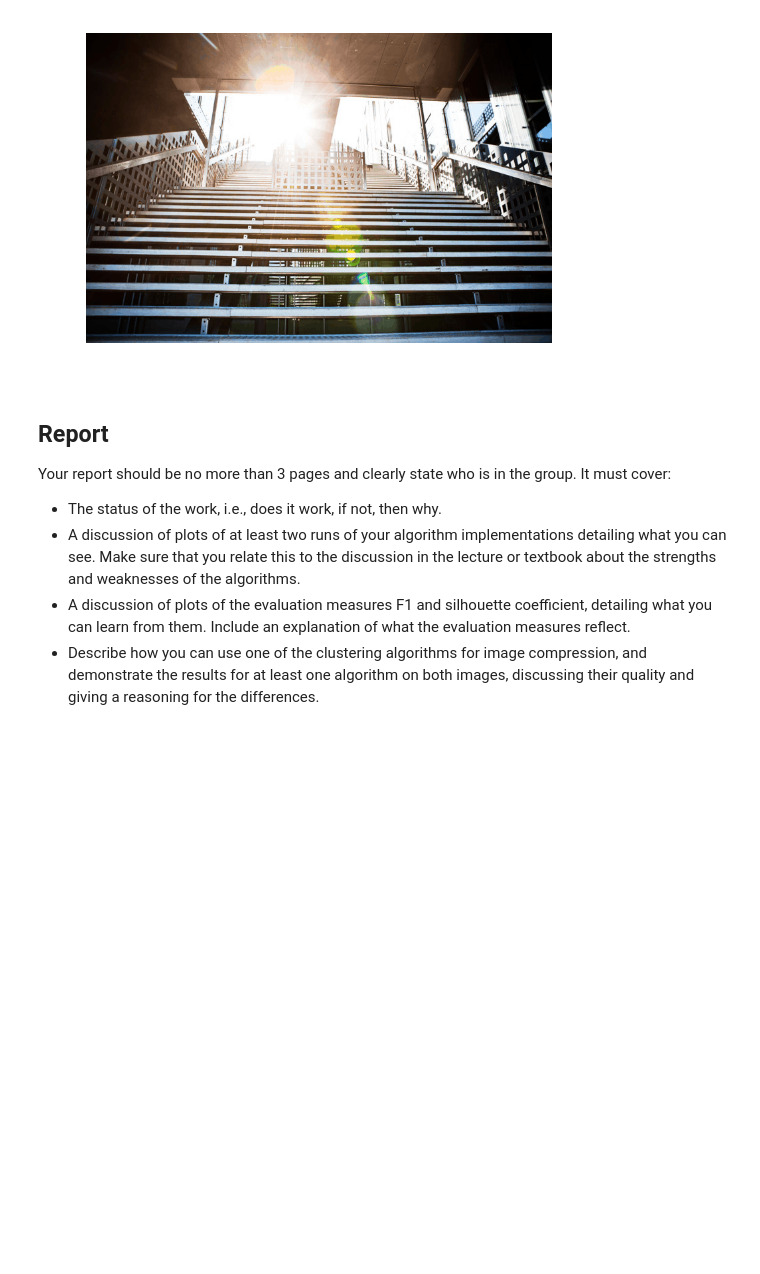
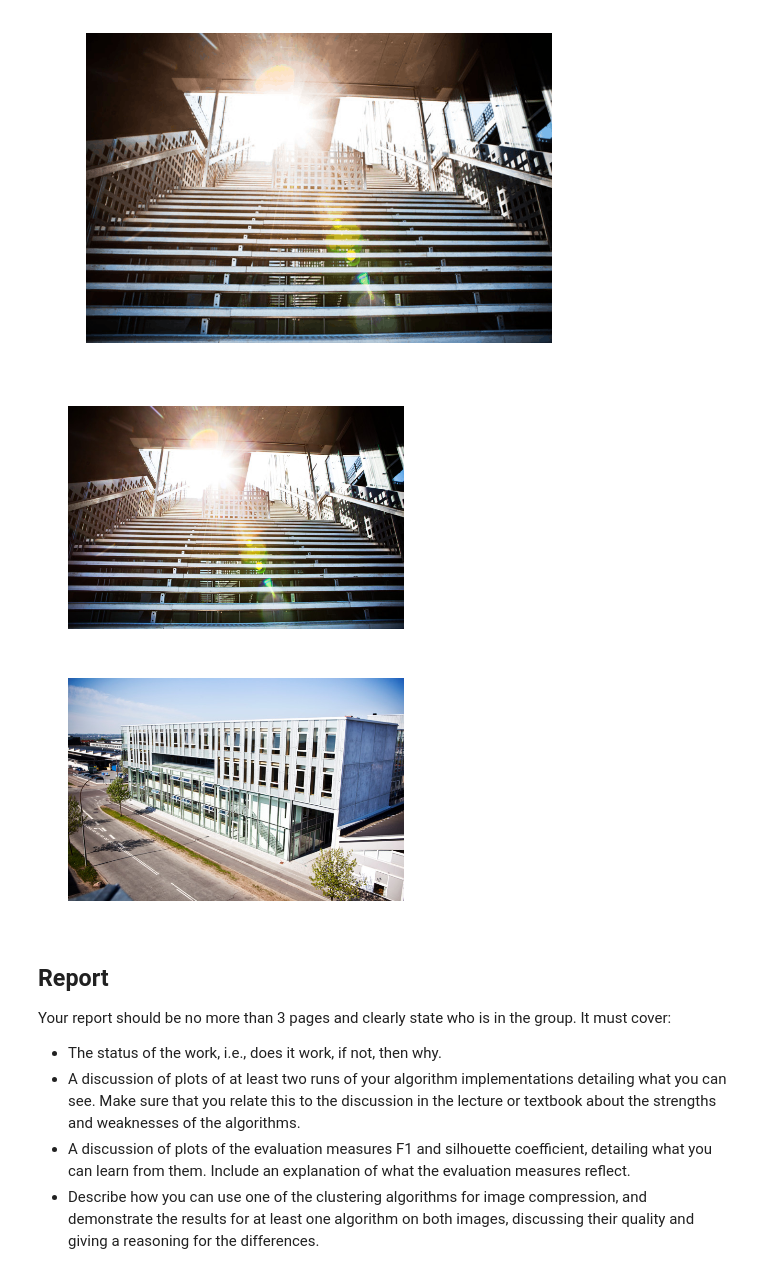
Before and after one commit to Malakith/dMachineLearning, a Jupyter notebook: handin4/HandIn4.ipynb, the cells around one changed output. Drawn from its saved outputs; the diff is of its cells as text; code cells hidden in the pictures; blank space fills up the shorter version.

```diff
--- a/handin4/HandIn4.ipynb
+++ b/handin4/HandIn4.ipynb
@@ -824,6 +824,21 @@ Dist is 0.00168174051922 after 99 iterations.Done calculating K-Means after 100
 Calculating K-Means
 Dist is 0.00663252885317 after 99 iterations.Done calculating K-Means after 100 iterations.
 [figure]
+# %%
+plt.figure()
+plt.axis('off')
+plt.grid(b=False)
+plt.imshow(img_stairs)
+plt.show()
+
+plt.figure()
+plt.axis('off')
+plt.grid(b=False)
+plt.imshow(img_facade)
+plt.show()
+# %% [output]
+[figure, added]
+[figure, added]
 # %% [markdown]
 ## Report
 
```
Also changed, not shown: parts of 2 cells of this notebook, 19 other files.
